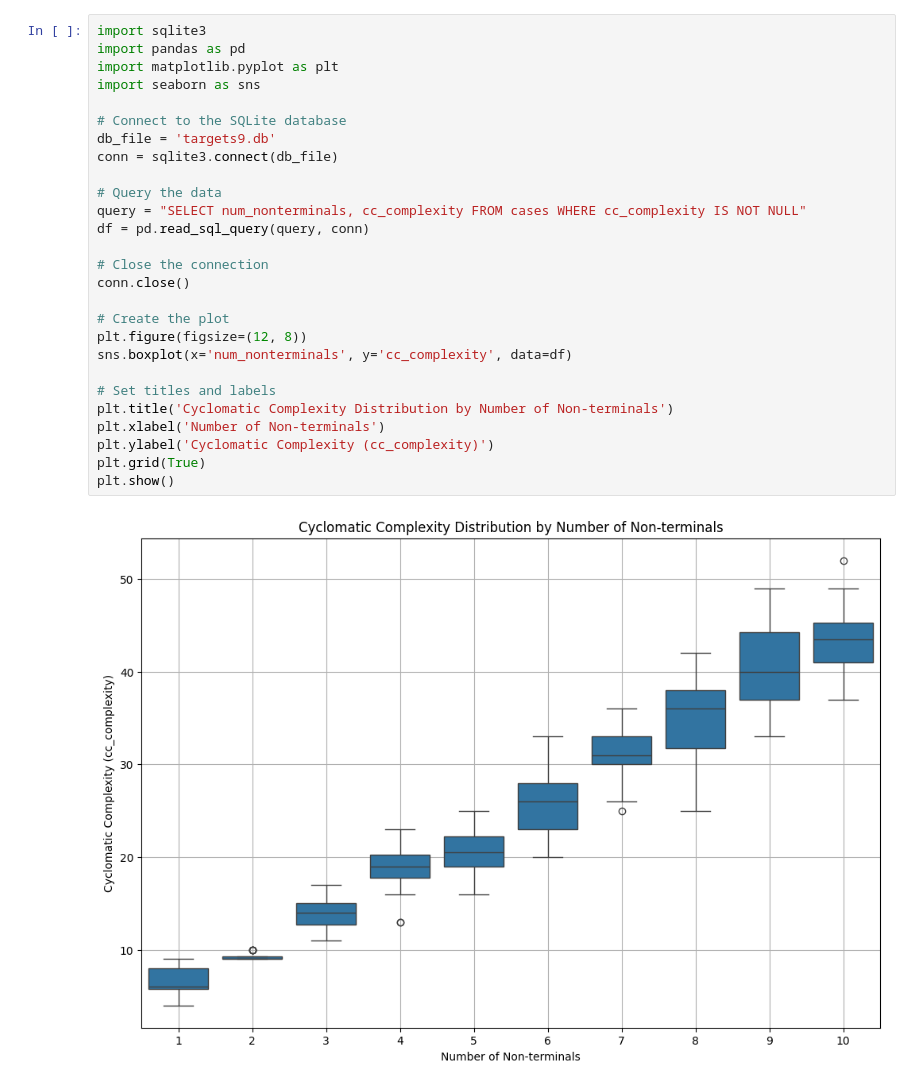
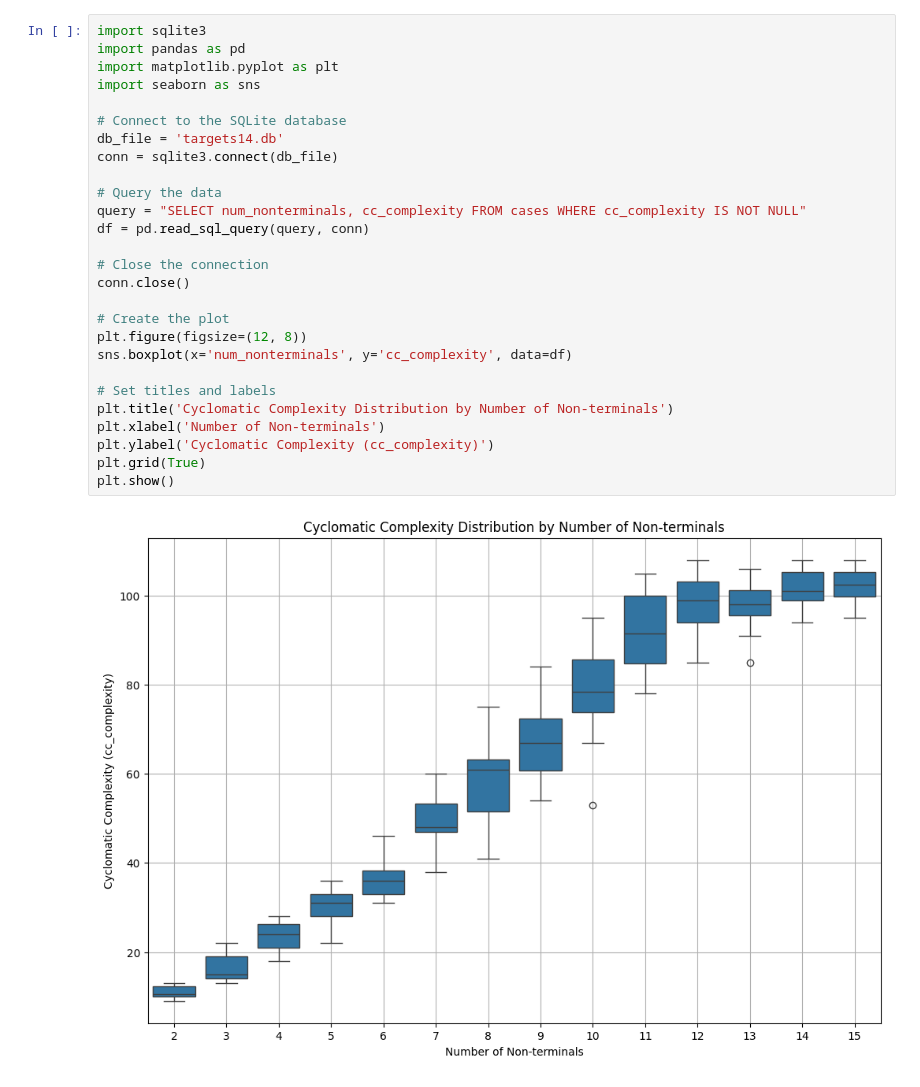
Before and after one commit to Jacksadventure/Grammar_bench, a Jupyter notebook: complexity_analysis.ipynb, the cells around one changed output. Saved outputs shown, nothing was run; the diff lists cells and outputs as text.

Commit message:
new diagram

```diff
--- a/complexity_analysis.ipynb
+++ b/complexity_analysis.ipynb
@@ -1,29 +1,29 @@
 # %%
 import sqlite3
 import pandas as pd
 import matplotlib.pyplot as plt
 import seaborn as sns
 
 # Connect to the SQLite database
-db_file = 'targets9.db'
+db_file = 'targets14.db'
 conn = sqlite3.connect(db_file)
 
 # Query the data
 query = "SELECT num_nonterminals, cc_complexity FROM cases WHERE cc_complexity IS NOT NULL"
 df = pd.read_sql_query(query, conn)
 
 # Close the connection
 conn.close()
 
 # Create the plot
 plt.figure(figsize=(12, 8))
 sns.boxplot(x='num_nonterminals', y='cc_complexity', data=df)
 
 # Set titles and labels
 plt.title('Cyclomatic Complexity Distribution by Number of Non-terminals')
 plt.xlabel('Number of Non-terminals')
 plt.ylabel('Cyclomatic Complexity (cc_complexity)')
 plt.grid(True)
 plt.show()
 # %% [output]
-[figure, old version]
+[figure, new version]
```
Also changed, not shown: 19 other files.
